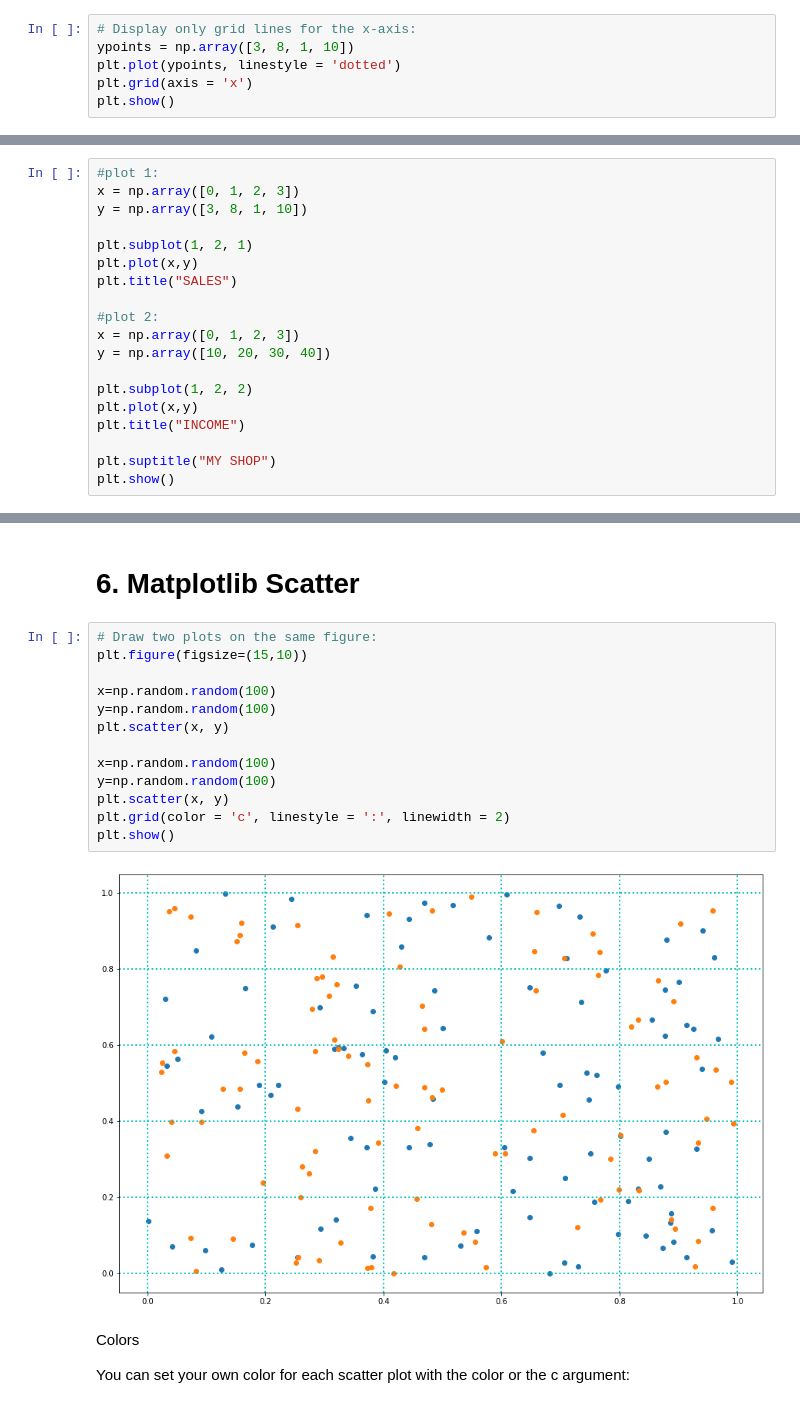
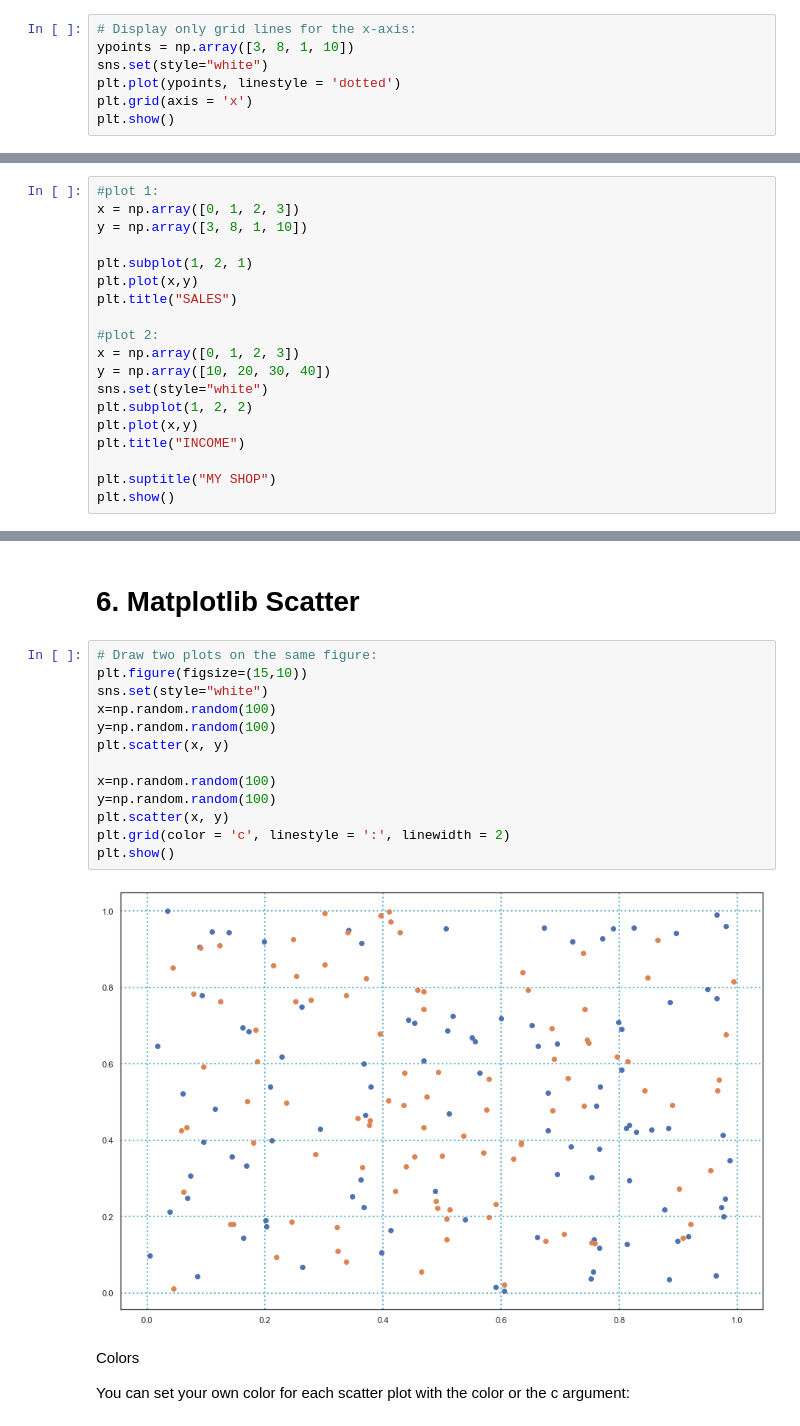
Before and after one commit to Rasel-25/Python, a Jupyter notebook: Matplotlib/matplotlib.ipynb, the cells around one changed output, grey strips where cells are left out. Saved outputs shown, nothing was run; the diff lists cells and outputs as text.

```diff
--- a/Matplotlib/matplotlib.ipynb
+++ b/Matplotlib/matplotlib.ipynb
@@ -138,6 +139,7 @@ Legal values are: 'x', 'y', and 'both'. Default value is 'both'.
 # %%
 # Display only grid lines for the x-axis:
 ypoints = np.array([3, 8, 1, 10])
+sns.set(style="white")
 plt.plot(ypoints, linestyle = 'dotted')
 plt.grid(axis = 'x')
 plt.show()
@@ -223,7 +227,7 @@ plt.title("SALES")
 #plot 2:
 x = np.array([0, 1, 2, 3])
 y = np.array([10, 20, 30, 40])
-
+sns.set(style="white")
 plt.subplot(1, 2, 2)
 plt.plot(x,y)
 plt.title("INCOME")
@@ -237,18 +241,18 @@ plt.show()
 # %%
 # Draw two plots on the same figure:
 plt.figure(figsize=(15,10))
-
+sns.set(style="white")
 x=np.random.random(100)
 y=np.random.random(100)
 plt.scatter(x, y)
 
 x=np.random.random(100)
 y=np.random.random(100)
 plt.scatter(x, y)
 plt.grid(color = 'c', linestyle = ':', linewidth = 2)
 plt.show()
 # %% [output]
-[figure, old version]
+[figure, new version]
 # %% [markdown]
 Colors
 
```
Also changed, not shown: parts of 6 cells of this notebook, 2 other files.
